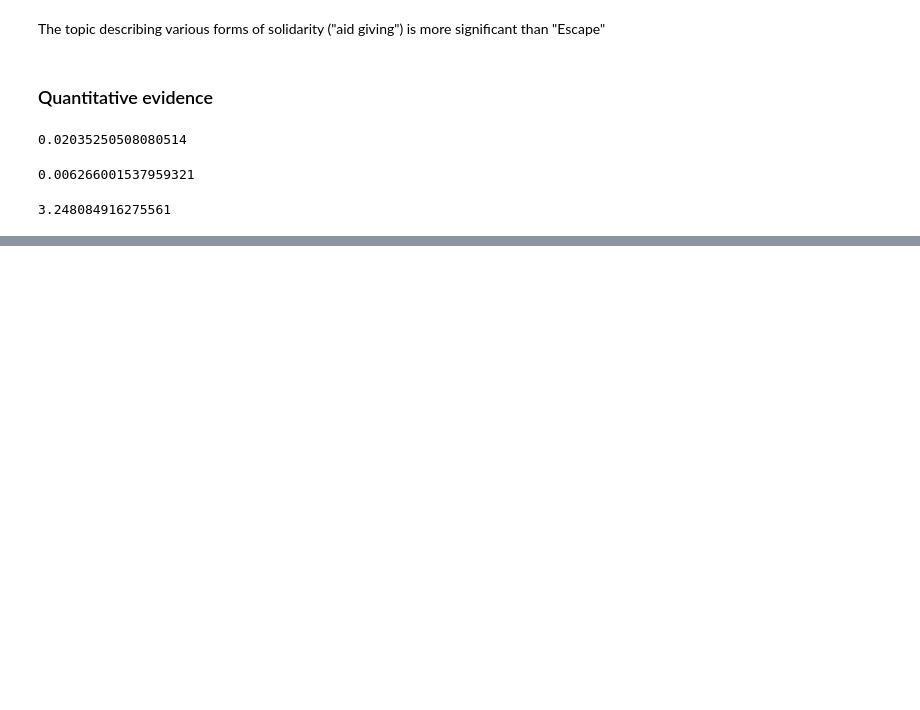
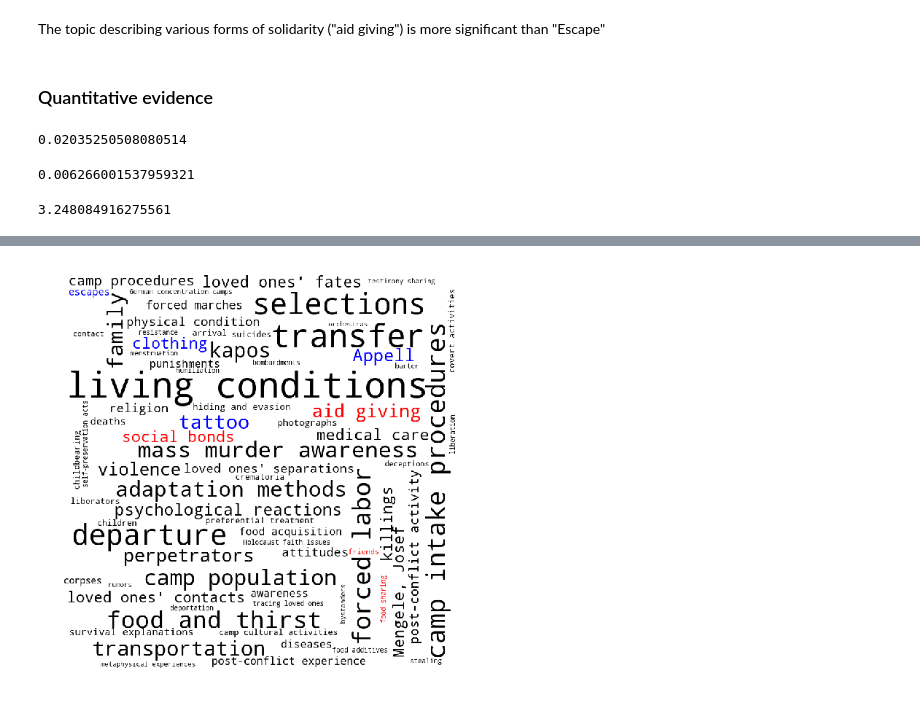
Before and after one commit to toth12/vha_auschwitz_report, a Jupyter notebook: notebooks/Significance_Sociability_Solidarity_All_Survivors.ipynb, the cells around one changed output, grey strips where cells are left out. Drawn from its saved outputs; the diff is of its cells as text; code cells hidden in the pictures; blank space fills up the shorter version.

Commit message:
WC visualization added

```diff
--- a/notebooks/Significance_Sociability_Solidarity_All_Survivors.ipynb
+++ b/notebooks/Significance_Sociability_Solidarity_All_Survivors.ipynb
@@ -143,0 +334,13 @@ print (aid_giving/escapes)
+# %%
+#p_complete['stationary_prob_normalized'] = 1/(p_complete[p_complete.topic_name=='living conditions']['stationary_prob'].values[0] / p_complete['stationary_prob'])
+p_complete = p_complete[0:75]
+wfreqs = p_complete.set_index('topic_name')['stationary_prob'].to_dict()
+# %%
+def black(word, font_size, position, orientation,
+    font_path, random_state):
+    if (word =="social bonds") or (word =="aid giving") or (word =="friends") or (word =="food sharing"):
+        return 'red'
+    elif (word =="tattoo") or (word =="clothing") or (word =="Appell") or (word == "escapes"):
+        return 'blue'
+    else:
+        return 'black'
@@ -143,0 +367,4 @@ print (aid_giving/escapes)
+# %%
+wordcloud = WordCloud(width = 800, height = 800,
+                background_color ='white', color_func=black,
+                min_font_size = 10).generate_from_frequencies(wfreqs)
@@ -143,0 +375,10 @@ print (aid_giving/escapes)
+# %%
+# plot the WordCloud image
+fig, ax = plt.subplots(1, 2, figsize=(16, 8), facecolor=None)
+
+ax[0].imshow(wordcloud)
+for _ax in ax:
+    _ax.axis("off")
+plt.tight_layout(pad=0)
+# %% [output]
+[figure, added]
```
Also changed, not shown: parts of 49 cells of this notebook.
